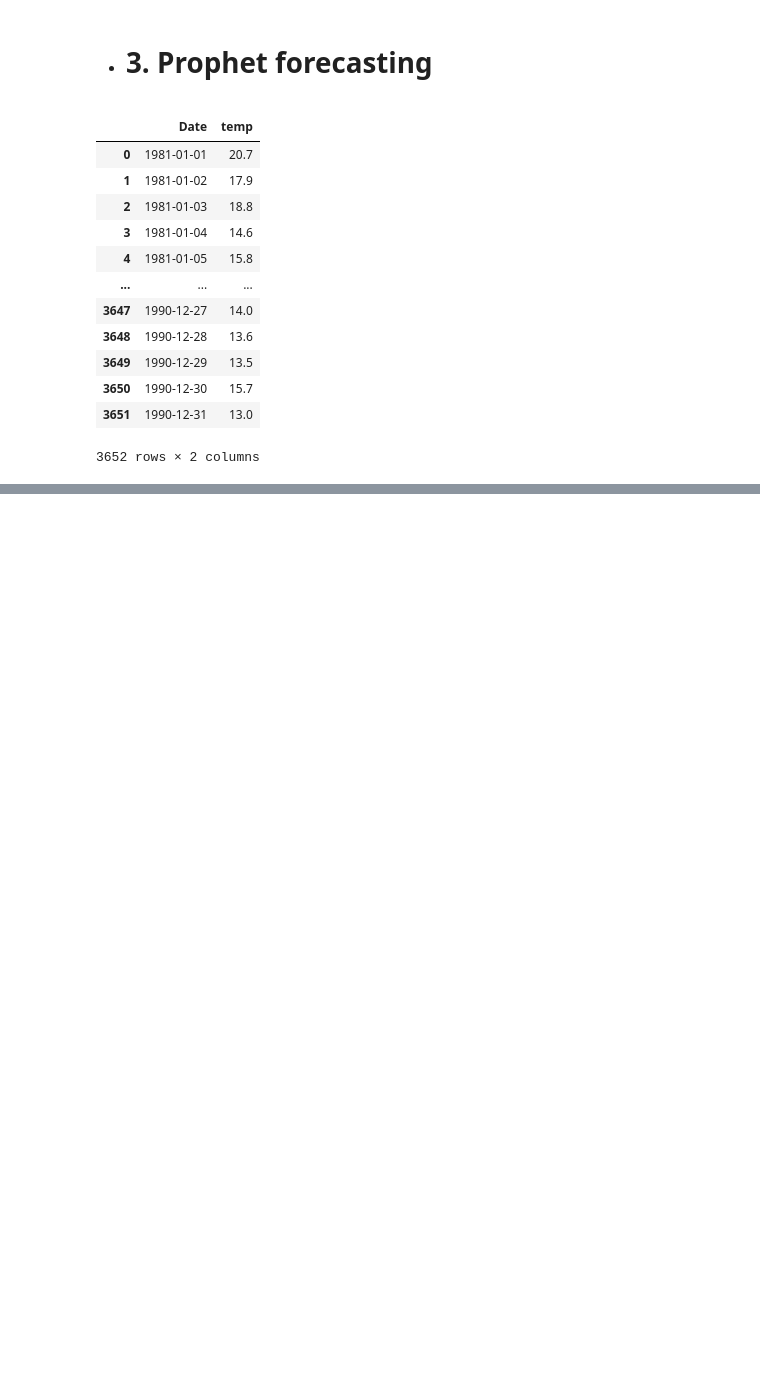
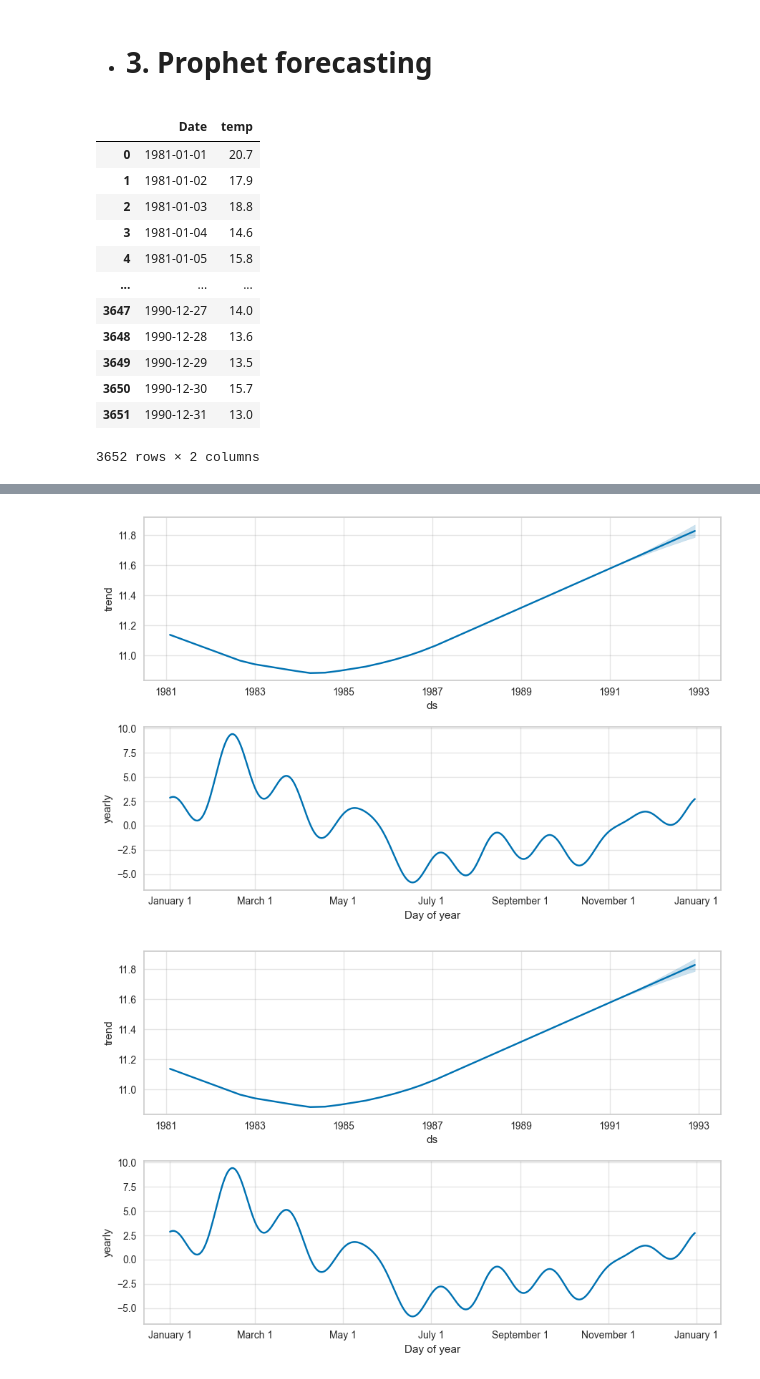
Before and after one commit to Zeeshan-99/Auto_ML_python, a Jupyter notebook: Automl_app/AutoML_timeseries.ipynb, the cells around one changed output, grey strips where cells are left out. Saved outputs shown, nothing was run; the diff lists cells and outputs as text; code cells hidden in the pictures; blank space fills up the shorter version.

```diff
--- a/Automl_app/AutoML_timeseries.ipynb
+++ b/Automl_app/AutoML_timeseries.ipynb
@@ -491,0 +617,5 @@ sns.lineplot(x='Date', y='temp', data=df)
+# %%
+m.plot_components(forecast)
+# %% [output]
+[figure, added]
+[figure, added]
```
Also changed, not shown: parts of 14 cells of this notebook, 1 other file.
